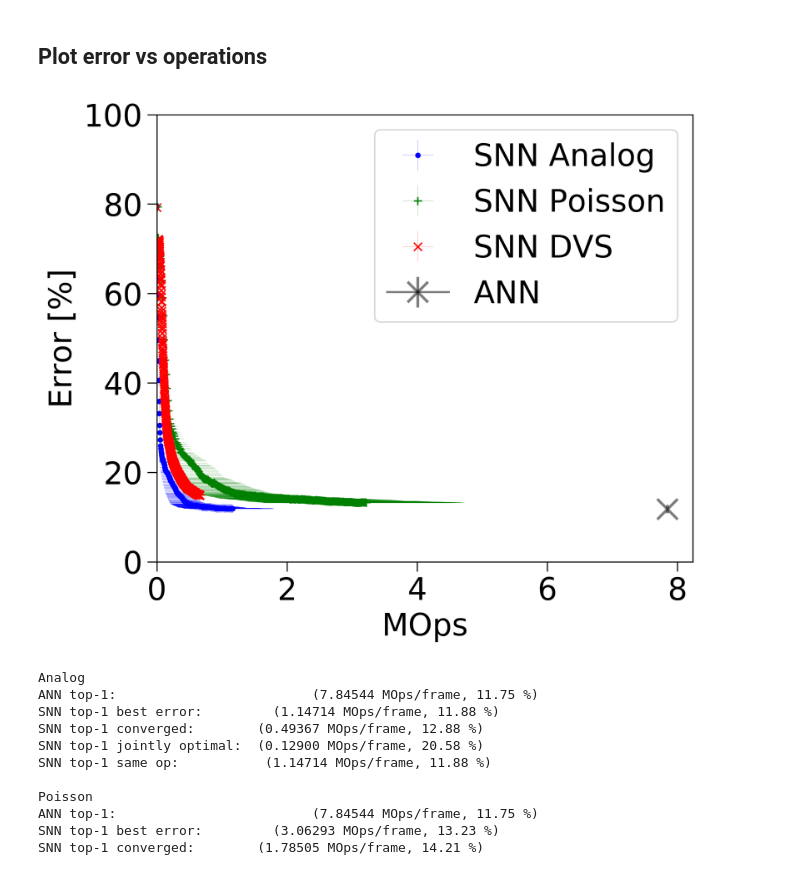
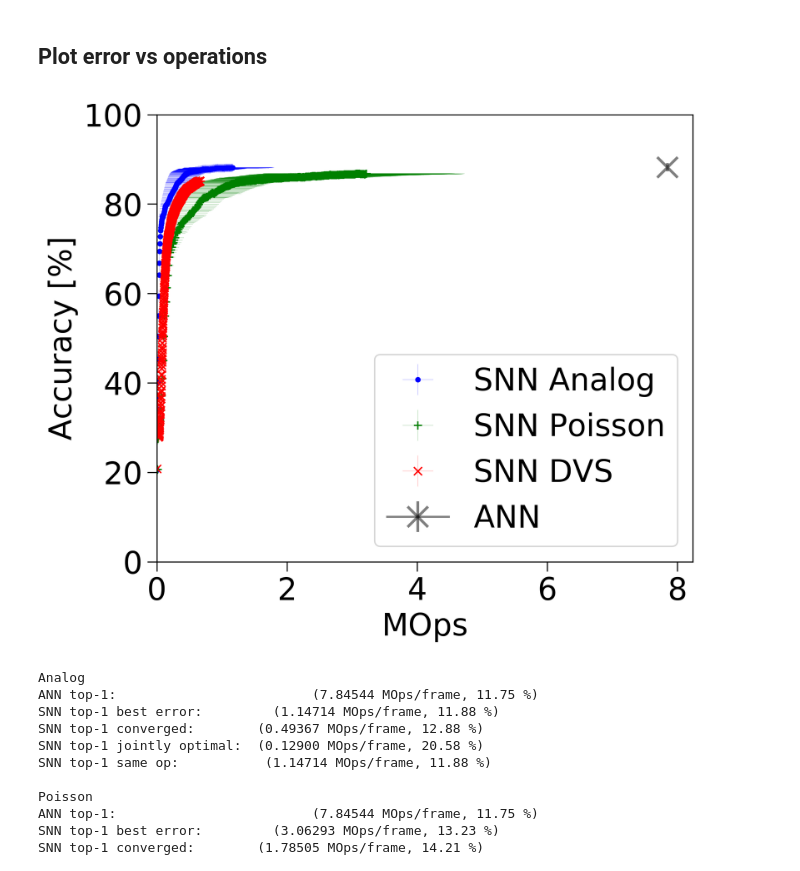
Before and after one commit to NeuromorphicProcessorProject/snn_toolbox, a Jupyter notebook: scripts/predator_prey/predator_prey_performance.ipynb, the cells around one changed output. Saved outputs shown, nothing was run; the diff lists cells and outputs as text; code cells hidden in the pictures.

```diff
--- a/scripts/predator_prey/predator_prey_performance.ipynb
+++ b/scripts/predator_prey/predator_prey_performance.ipynb
@@ -51,30 +53,30 @@ experiments = [exp_analog, exp_poisson, exp_dvs]
 # %%
 show_numbers = False
 
 for exp in experiments:
-    plt.errorbar(exp.mean_computations_t, exp.e1_mean, xerr=exp.std_computations_t,
+    plt.errorbar(exp.mean_computations_t, 100-exp.e1_mean, xerr=exp.std_computations_t,
                  yerr=exp.e1_confidence95, fmt=exp.marker, label='SNN '+exp.label, capsize=0, elinewidth=0.1, color=exp.color1)
 
     if show_numbers:
         plt.annotate('({:.2f} MOps, {:.2f}%)'.format(exp.operations_ann, exp.e1_ann), xy=(exp.operations_ann - 0.7, exp.e1_ann + 5), fontsize=16, color=exp.color1)
         plt.annotate('({:.2f} MOps, {:.2f}%)'.format(exp.op1_1, exp.e1_1), xy=(exp.op1_1, exp.e1_1),
                  xytext=(exp.op1_1, exp.e1_1 + 10), fontsize=16,
                  arrowprops=dict(color=exp.color1, shrink=0.05, width=5, headwidth=10), color=exp.color1)
 
 
-plt.errorbar(exp.operations_ann, exp.e1_ann, marker='x', label='ANN', color='black', markersize=15,
+plt.errorbar(exp.operations_ann, 100-exp.e1_ann, marker='x', label='ANN', color='black', markersize=15,
              yerr=exp.e1_confidence95_ann, elinewidth=2, capthick=2, markeredgewidth=2, alpha=0.5)
 
 
 plt.ylim(0, 100)
 plt.xlim(0, None)
-plt.ylabel('Error [%]')
+plt.ylabel('Accuracy [%]')
 plt.xlabel('MOps')
-plt.legend(loc='upper right')
+plt.legend(loc='lower right')
 # plt.title('ANN vs SNN performance')
 plt.savefig(os.path.join(log_dir, 'err_vs_ops'), bbox_inches='tight')
 # %% [output]
-[figure, old version]
+[figure, new version]
 # %%
 for exp in experiments:
     print(exp.label)
```
Also changed, not shown: parts of 1 cell of this notebook, 1 other file.
